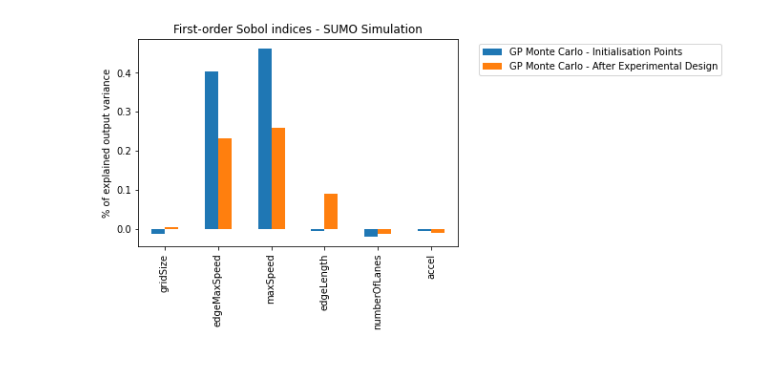
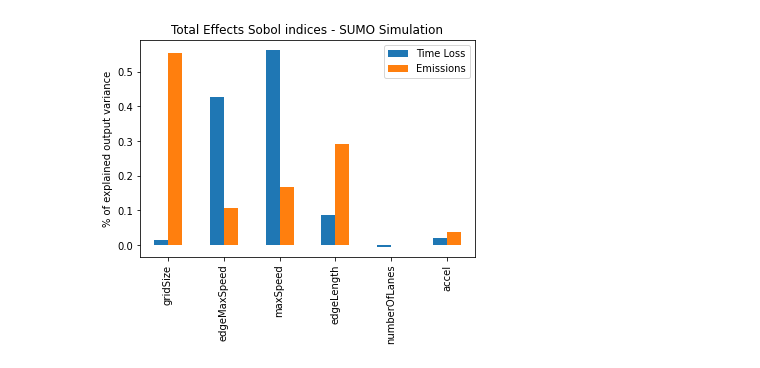
Before and after one commit to MatteoBettini/TrafficEmu, a Jupyter notebook: sensitivity_analysis/model_based_monte_carlo.ipynb, the cells around one changed output. Drawn from its saved outputs; the diff is of its cells as text; code cells hidden in the pictures.

Commit message:
Update Sensitivity Analysis

```diff
--- a/sensitivity_analysis/model_based_monte_carlo.ipynb
+++ b/sensitivity_analysis/model_based_monte_carlo.ipynb
@@ -16,16 +6,3 @@ def to_single_value_dict(d: dict) -> dict:
     for k in d.keys():
         d[k] = d[k][0]
     return d
-# %%
-import pickle
-import GPy
-from GPy.models import GPRegression
-from emukit.model_wrappers import GPyModelWrapper
-
-init_X, init_Y = pickle.load(open('../experimental_design/2000_init_points_6_param.pkl', 'rb')) # load 2000 init points
-# init_X, init_Y = pickle.load(open('../experimental_design/250_init_points_6_param.pkl', 'rb')) # load 250 init points
-
-emulator = GPRegression(init_X, init_Y)
-emukit_model = GPyModelWrapper(emulator)
-emukit_model.optimize()
-emulator
@@ -42,0 +9,7 @@ Updates: True
+# %%
+import pickle
+
+timeloss_emukit_model = pickle.load(open('../experimental_design/models/20_init_200_loop_model_timeLoss.pkl', "rb"))
+timeloss_emukit_model.optimize()
+emissions_emukit_model = pickle.load(open('../experimental_design/models/20_init_200_loop_model_emissions.pkl', "rb"))
+emissions_emukit_model.optimize()
@@ -43,6 +27,10 @@ Updates: True
 # %%
 from emukit.sensitivity.monte_carlo import MonteCarloSensitivity
 
-num_monte_carlo_points=10000
-sensitivity_sumo=MonteCarloSensitivity(model = emukit_model, input_domain = parameter_space)
-main_effects, total_effects, total_variance = sensitivity_sumo.compute_effects(num_monte_carlo_points=num_monte_carlo_points)
+num_monte_carlo_points=100000
+
+timeloss_sensitivity_sumo=MonteCarloSensitivity(model=timeloss_emukit_model, input_domain=parameter_space)
+timeloss_main_effects, timeloss_total_effects, _ = timeloss_sensitivity_sumo.compute_effects(num_monte_carlo_points=num_monte_carlo_points)
+
+emissions_sensitivity_sumo=MonteCarloSensitivity(model=emissions_emukit_model, input_domain=parameter_space)
+emissions_main_effects, emissions_total_effects, _ = emissions_sensitivity_sumo.compute_effects(num_monte_carlo_points=num_monte_carlo_points)
@@ -68,0 +37,9 @@ total_effects_dict['GP Monte Carlo - After Experimental Design'] = to_single_val
+# %%
+main_effects_dict = {
+    'Time Loss': to_single_value_dict(timeloss_main_effects),
+    'Emissions': to_single_value_dict(emissions_main_effects),
+}
+total_effects_dict = {
+    'Time Loss': to_single_value_dict(timeloss_total_effects),
+    'Emissions': to_single_value_dict(emissions_total_effects),
+}
@@ -69,9 +57,8 @@ total_effects_dict['GP Monte Carlo - After Experimental Design'] = to_single_val
 # %%
 fig, ax = plt.subplots()
-pd.DataFrame(main_effects_dict).plot.bar(ax=ax)
-ax.set_title('First-order Sobol indices - SUMO Simulation')
+pd.DataFrame(total_effects_dict).plot.bar(ax=ax)
+ax.set_title('Total Effects Sobol indices - SUMO Simulation')
 ax.set_ylabel('% of explained output variance')
-ax.legend(bbox_to_anchor=(1.05, 1), loc='upper left')
 fig.show()
 # %% [output]
-[figure, old version]
+[figure, new version]
```
Also changed, not shown: parts of 11 cells of this notebook, 1 other file.
